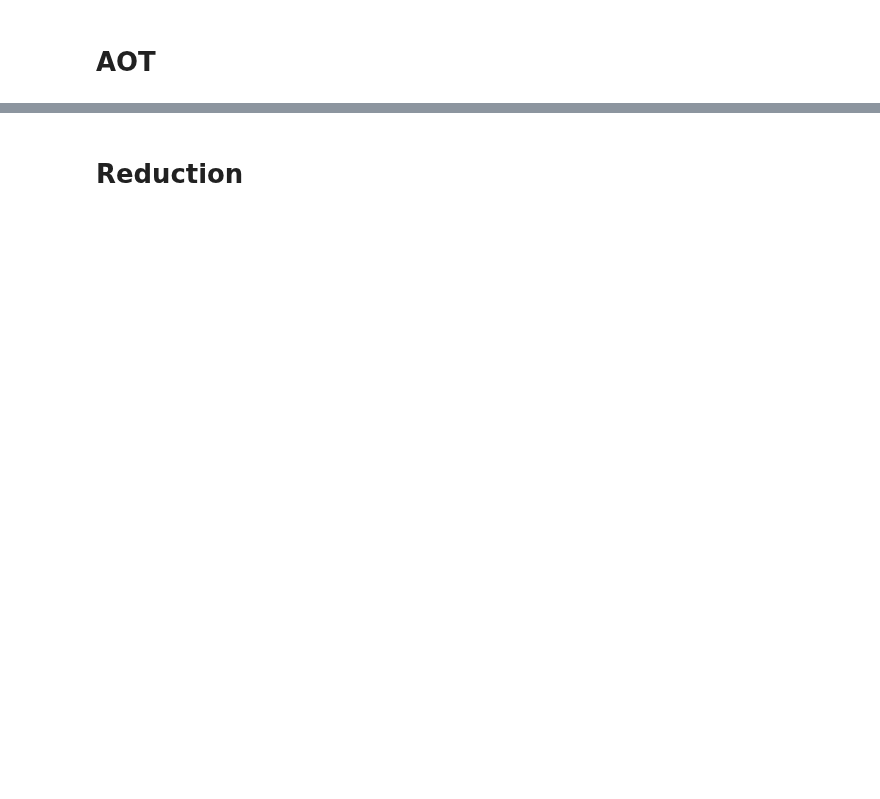
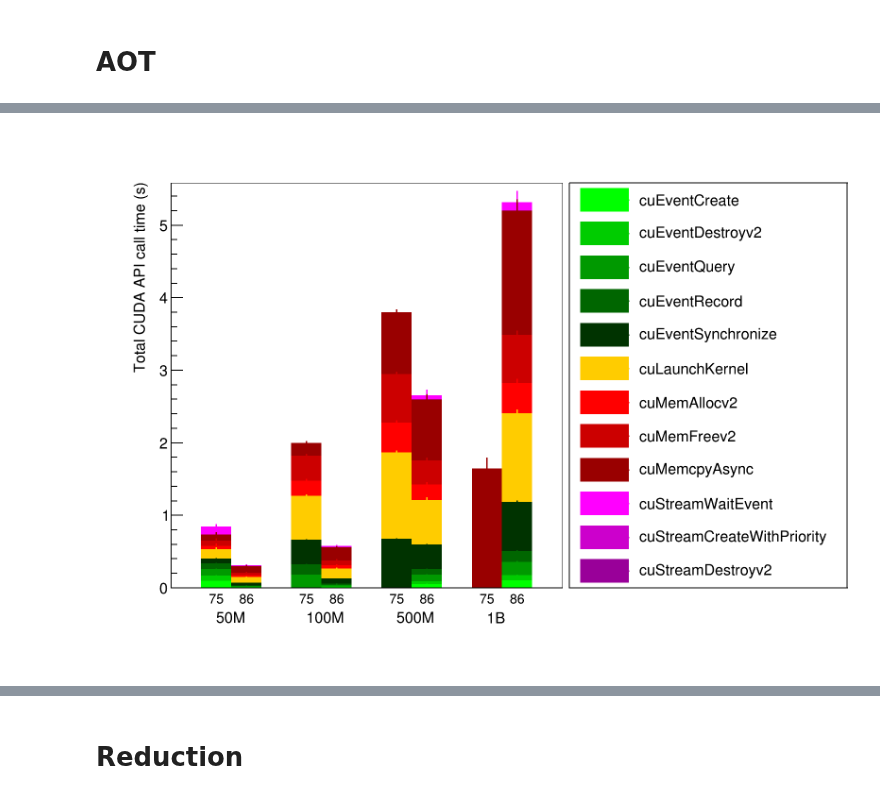
Before and after one commit to jolly-chen/msc-project, a Jupyter notebook: gpu-synchronous/sycl_paper.ipynb, the cells around one changed output, grey strips where cells are left out. Cells and saved outputs as stored; diff of their text form; code cells hidden in the pictures; blank space fills up the shorter version.

Commit message:
Add more API call comparison plots

```diff
--- a/gpu-synchronous/sycl_paper.ipynb
+++ b/gpu-synchronous/sycl_paper.ipynb
@@ -717,18 +814,19 @@ selected_red = 8
 nbins = 2 * len(selected_nvals) + 5
 title = f""
 # title = f"Nsys profiling results for time spent on GPU when filling a 1D histogram with RDataFrame"
-gpuFillStyle = [None, None, None, None, None, None, None, None]
+gpuFillStyle = [40, None, None, None, None, None, None, None]
 ROOT.gStyle.SetErrorX(0.);
 
 w = 1600
 h = 1200
 c = ROOT.TCanvas("c1", title, w, h)
-c.SetBottomMargin(0.2)
 
 hs = ROOT.THStack("h1s", "")
 rmargin = 0.38
+bmargin = 0.15
 c.SetRightMargin(rmargin)
-l = ROOT.TLegend(1.01-rmargin, 0.2, 1, 0.9)
+c.SetBottomMargin(bmargin)
+l = ROOT.TLegend(1.01-rmargin,bmargin, 1, 0.9)
 
 # l = ROOT.TLegend()
 l.SetTextSize(0.03)
@@ -739,44 +837,57 @@ for ci, cc in enumerate(selected_cc):
     for ni, name in enumerate(np.sort(api_names)):
         bin = 1 + ci
         for nvi, nv in enumerate(selected_nvals):
-            arg = (selected_env, selected_gpu, cc,
-                   selected_type, selected_distr, nv, selected_bins,
-                   selected_bulksize, selected_edges, selected_red)
-            api_avg = gp_api.mean().loc[arg]
-            api_std = gp_api.std().loc[arg]
-            if len(api_avg) == 0 or name not in api_avg.index:
-                continue
-            if get_cell(api_avg, name, "Time (%)") == 0:
-                continue
+            if len(unique_labels) >-1:
+                arg = (selected_env, selected_gpu, cc,
+                       selected_type, selected_distr, nv, selected_bins,
+                       selected_bulksize, selected_edges, selected_red)
+                api_avg = gp_api.mean().loc[arg]
+                api_std = gp_api.std().loc[arg]
 
-            val = get_cell(api_avg, name, "Time")
-            color = get_color(name, unique_labels)
-            h3 = ROOT.TH1F(f"{cc}_{nv}_{name}", "gpu", nbins, 0, nbins)
-            fill_bar(
-                h3,
-                bin,
-                val,
-                get_cell(api_std, name, "Time"),
-                color,
-                None,
-            )
-            h3.SetLineWidth(3)
-            hs.Add(h3)
-            bin += 3
-            if name not in unique_labels:
-                # if val > 1:
-                #     l.AddEntry(h3, name)
-                # else:
-                    # l.AddEntry(h3, "Other")
-                l.AddEntry(h3, name)
-                unique_labels.append(name)
+                if "Module" in name:
+                    continue
+                if len(api_avg) == 0 or name not in api_avg.index:
+                    continue
+                if get_cell(api_avg, name, "Time (%)") == 0:
+                    continue
+
+                val = get_cell(api_avg, name, "Time")
+                color = get_color(name, unique_labels)
+                h3 = ROOT.TH1F(f"{cc}_{nv}_{name}", "gpu", nbins, 0, nbins)
+                fill_bar(
+                    h3,
+                    bin,
+                    val,
+                    get_cell(api_std, name, "Time"),
+                    color,
+                    None,
+                )
+                h3.SetLineWidth(3)
+                hs.Add(h3)
+                bin += 3
+                if name not in unique_labels:
+                    # if val > 1:
+                    #     l.AddEntry(h3, name)
+                    # else:
+                        # l.AddEntry(h3, "Other")
+                    l.AddEntry(h3, name)
+                    unique_labels.append(name)
+
 
 hs.Draw("bar")
 hs.SetTitle(title)
 # hs.SetMaximum(120)
 
+xtoffset=-20
+xtitle = ROOT.TLatex(0, xtoffset, "Target compute capability");
+xtitle.Draw();
+xtitle.SetTextSize(0.03)
+xsubtitle = ROOT.TLatex(0, xtoffset-5, "Number of events");
+xsubtitle.Draw();
+xsubtitle.SetTextSize(0.03)
+
 xaxis = hs.GetXaxis()
-xaxis.SetTitle("#splitline{          Compilation}{Number of kernels}")
+xaxis.SetTitle("")
 # xaxis.SetTitle("Bulk size")
 xaxis.SetTitleOffset(2.5)
 
@@ -787,7 +898,7 @@ def map_env(e):
         return "ACPP"
     return e
 for i, e in enumerate(range(2, nbins, 3)):
-    for ei, typ in enumerate(["JIT", "AOT"]):
+    for ei, typ in enumerate(selected_cc):
         xaxis.SetBinLabel(e + ei, f"{typ}")
         # xaxis.SetBinLabel(e + ei, f"")
 xaxis.LabelsOption("hM")
@@ -828,5 +939,6 @@ yaxis.SetLabelSize(0.03)
 ROOT.gStyle.SetTitleFontSize(0.1)
 
 l.Draw()
-c.SaveAs(f"../../images/dpc_aot_vs_jit.pdf")
+c.SaveAs(f"../../images/dpcpp_aot_vs_jit.pdf")
 c.DrawClone()
+# %% [output]
@@ -832,0 +946 @@ c.DrawClone()
+[figure, added]
```
Also changed, not shown: parts of 24 cells of this notebook.
